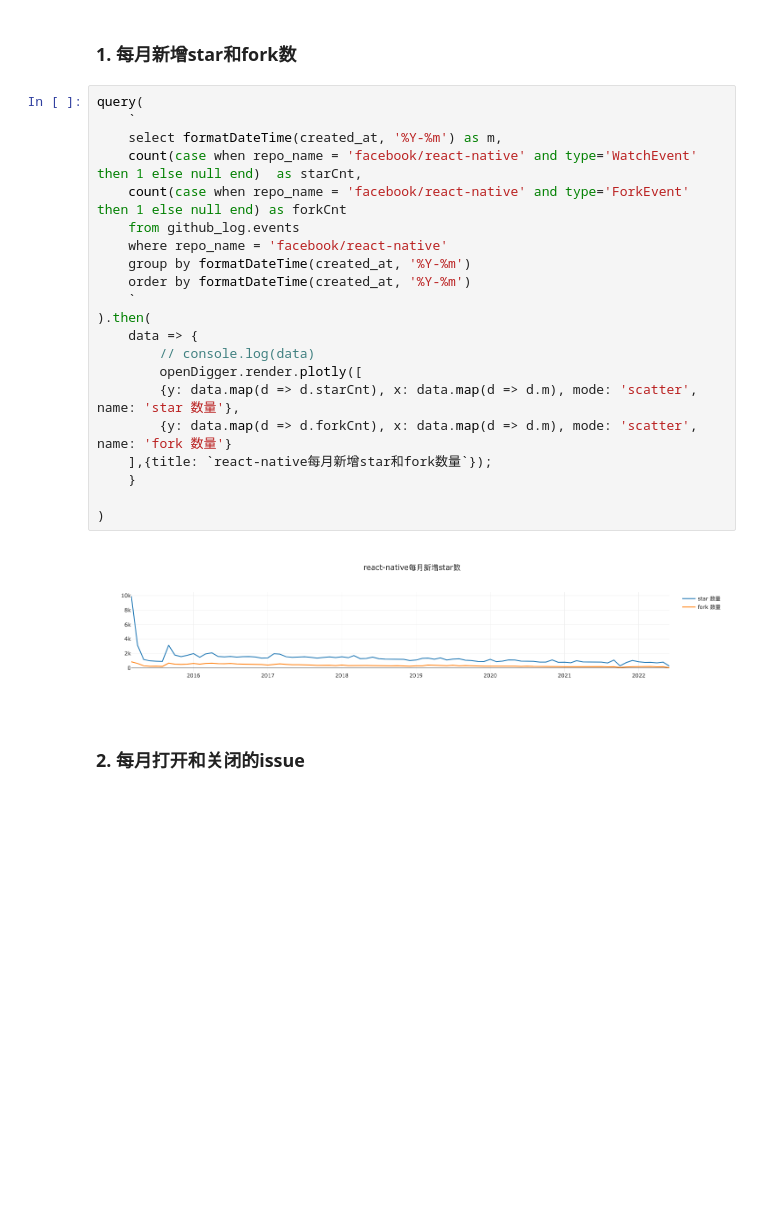
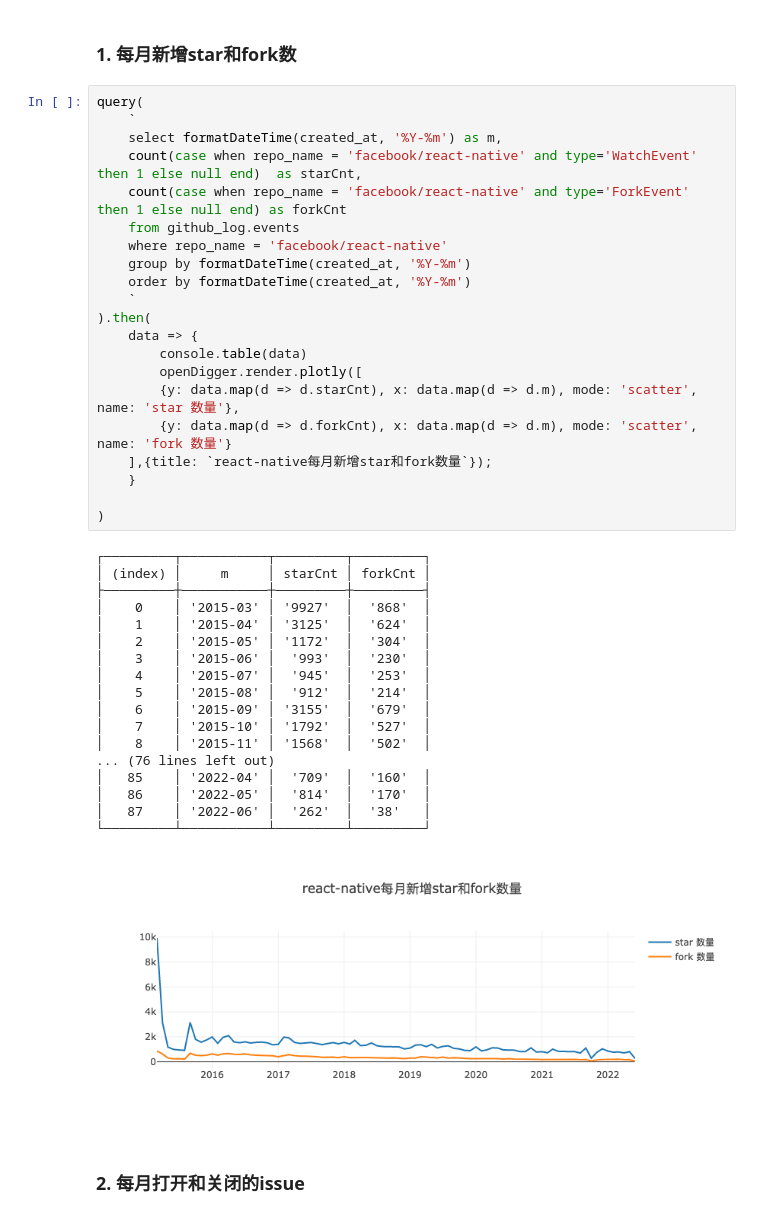
Before and after one commit to X-lab2017/OSSDevGov2022, a Jupyter notebook: 39-react-native/39-react-native.ipynb, the cells around one changed output. Cells and saved outputs as stored; diff of their text form; blank space fills up the shorter version.

Commit message:
fix:update table

```diff
--- a/39-react-native/39-react-native.ipynb
+++ b/39-react-native/39-react-native.ipynb
@@ -42,26 +37,43 @@ query(
 # %%
 query(
     `
     select formatDateTime(created_at, '%Y-%m') as m,
     count(case when repo_name = 'facebook/react-native' and type='WatchEvent' then 1 else null end)  as starCnt,
     count(case when repo_name = 'facebook/react-native' and type='ForkEvent' then 1 else null end) as forkCnt
     from github_log.events
     where repo_name = 'facebook/react-native'
     group by formatDateTime(created_at, '%Y-%m')
     order by formatDateTime(created_at, '%Y-%m')
     `
 ).then(
     data => {
-        // console.log(data)
+        console.table(data)
         openDigger.render.plotly([
         {y: data.map(d => d.starCnt), x: data.map(d => d.m), mode: 'scatter', name: 'star 数量'},
         {y: data.map(d => d.forkCnt), x: data.map(d => d.m), mode: 'scatter', name: 'fork 数量'}
     ],{title: `react-native每月新增star和fork数量`});
     }
 
 )
 # %% [output]
+┌─────────┬───────────┬─────────┬─────────┐
+│ (index) │     m     │ starCnt │ forkCnt │
+├─────────┼───────────┼─────────┼─────────┤
+│    0    │ '2015-03' │ '9927'  │  '868'  │
+│    1    │ '2015-04' │ '3125'  │  '624'  │
+│    2    │ '2015-05' │ '1172'  │  '304'  │
+│    3    │ '2015-06' │  '993'  │  '230'  │
+│    4    │ '2015-07' │  '945'  │  '253'  │
+│    5    │ '2015-08' │  '912'  │  '214'  │
+│    6    │ '2015-09' │ '3155'  │  '679'  │
+│    7    │ '2015-10' │ '1792'  │  '527'  │
+│    8    │ '2015-11' │ '1568'  │  '502'  │
+... (76 lines left out)
+│   85    │ '2022-04' │  '709'  │  '160'  │
+│   86    │ '2022-05' │  '814'  │  '170'  │
+│   87    │ '2022-06' │  '262'  │  '38'   │
+└─────────┴───────────┴─────────┴─────────┘
-[figure, old version]
+[figure, new version]
 # %% [markdown]
 ### 2. 每月打开和关闭的issue
 # %%
```
Also changed, not shown: parts of 4 cells of this notebook.
